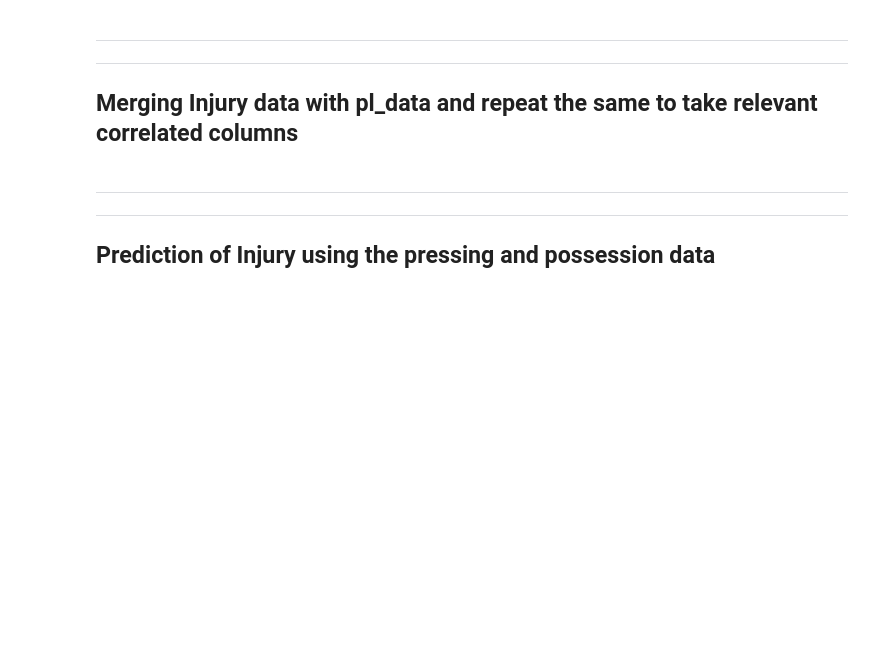
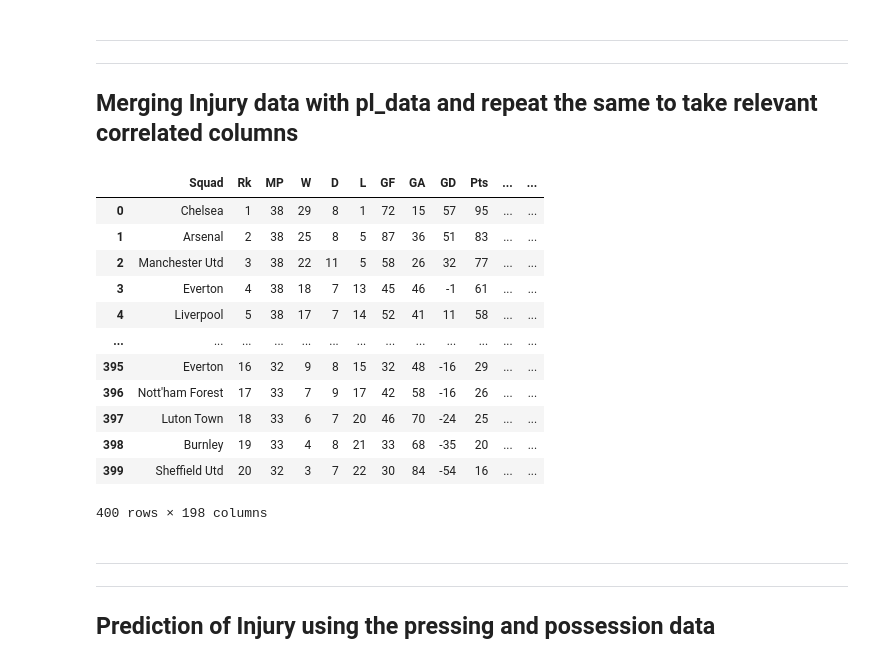
Before and after one commit to Yashuchirag/team_pressing_project, a Jupyter notebook: src/team_pressing.ipynb, the cells around one changed output. Drawn from its saved outputs; the diff is of its cells as text; code cells hidden in the pictures; blank space fills up the shorter version.

Commit message:
Merged the two dataframe for prediction

```diff
--- a/src/team_pressing.ipynb
+++ b/src/team_pressing.ipynb
@@ -67,0 +81,7 @@ Length: 134, dtype: int64
+# %%
+pl_injury["Season"]=pl_injury["Season"].astype(str)
+# %%
+import json
+
+with open(r"..\Data\team_actual_name.json", "r") as fp:
+    team_actual_name = json.load(fp)
@@ -67,0 +108,2 @@ Length: 134, dtype: int64
+# %%
+pl_injury['Squad'] = pl_injury['Squad'].map(team_actual_name)
@@ -131,6 +186,24 @@ pt_prediction_data
 <hr style="border: 1px solid #fdb515;" />
 
 ## Merging Injury data with pl_data and repeat the same to take relevant correlated columns
+# %%
+merged_df = pd.merge(pl_data, pl_injury, on=['Season', 'Squad'])
+# %%
+merged_df
+# %% [output]
+|  | Squad | Rk | MP | W | D | L | GF | GA | GD | Pts | ... | ... |
+| 0 | Chelsea | 1 | 38 | 29 | 8 | 1 | 72 | 15 | 57 | 95 | ... | ... |
+| 1 | Arsenal | 2 | 38 | 25 | 8 | 5 | 87 | 36 | 51 | 83 | ... | ... |
+| 2 | Manchester Utd | 3 | 38 | 22 | 11 | 5 | 58 | 26 | 32 | 77 | ... | ... |
+| 3 | Everton | 4 | 38 | 18 | 7 | 13 | 45 | 46 | -1 | 61 | ... | ... |
+| 4 | Liverpool | 5 | 38 | 17 | 7 | 14 | 52 | 41 | 11 | 58 | ... | ... |
+| ... | ... | ... | ... | ... | ... | ... | ... | ... | ... | ... | ... | ... |
+| 395 | Everton | 16 | 32 | 9 | 8 | 15 | 32 | 48 | -16 | 29 | ... | ... |
+| 396 | Nott'ham Forest | 17 | 33 | 7 | 9 | 17 | 42 | 58 | -16 | 26 | ... | ... |
+| 397 | Luton Town | 18 | 33 | 6 | 7 | 20 | 46 | 70 | -24 | 25 | ... | ... |
+| 398 | Burnley | 19 | 33 | 4 | 8 | 21 | 33 | 68 | -35 | 20 | ... | ... |
+| 399 | Sheffield Utd | 20 | 32 | 3 | 7 | 22 | 30 | 84 | -54 | 16 | ... | ... |
+400 rows × 198 columns
 # %% [markdown]
 
 <hr style="border: 5px solid #003262;" />
```
Also changed, not shown: parts of 6 cells of this notebook, 3 other files.
